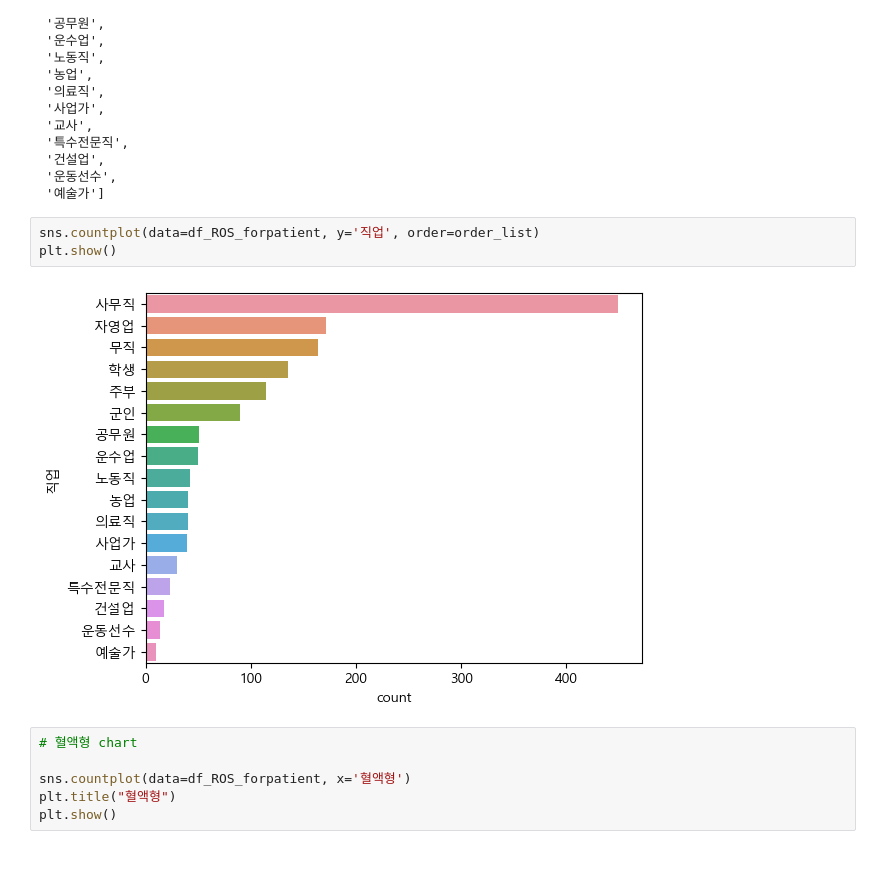
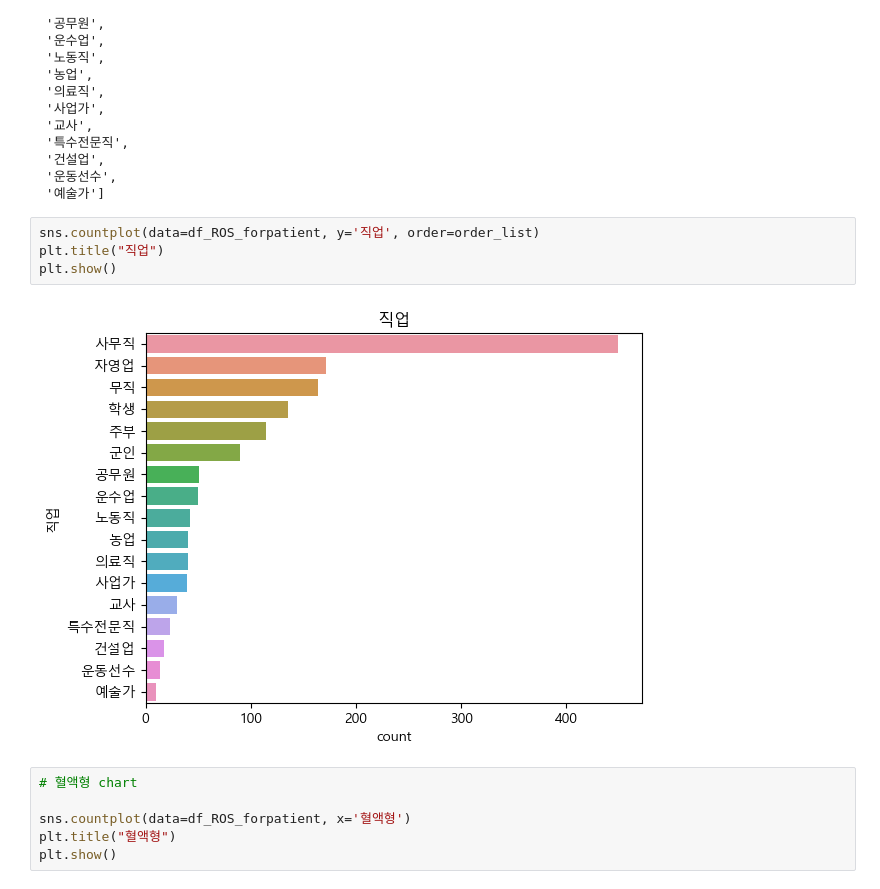
Before and after one commit to araya1203/study_data_analytics, a Jupyter notebook: codes/DDA/RecurrenceOfSurgery_DDA_quests.ipynb, the cells around one changed output. Cells and saved outputs as stored; diff of their text form; blank space fills up the shorter version.

```diff
--- a/codes/DDA/RecurrenceOfSurgery_DDA_quests.ipynb
+++ b/codes/DDA/RecurrenceOfSurgery_DDA_quests.ipynb
@@ -164,9 +162,10 @@ order_list
  '예술가']
 # %%
 sns.countplot(data=df_ROS_forpatient, y='직업', order=order_list)
+plt.title("직업")
 plt.show()
 # %% [output]
-[figure, old version]
+[figure, new version]
 # %%
 # 혈액형 chart
 
```
Also changed, not shown: parts of 29 cells of this notebook, 2 other files.
